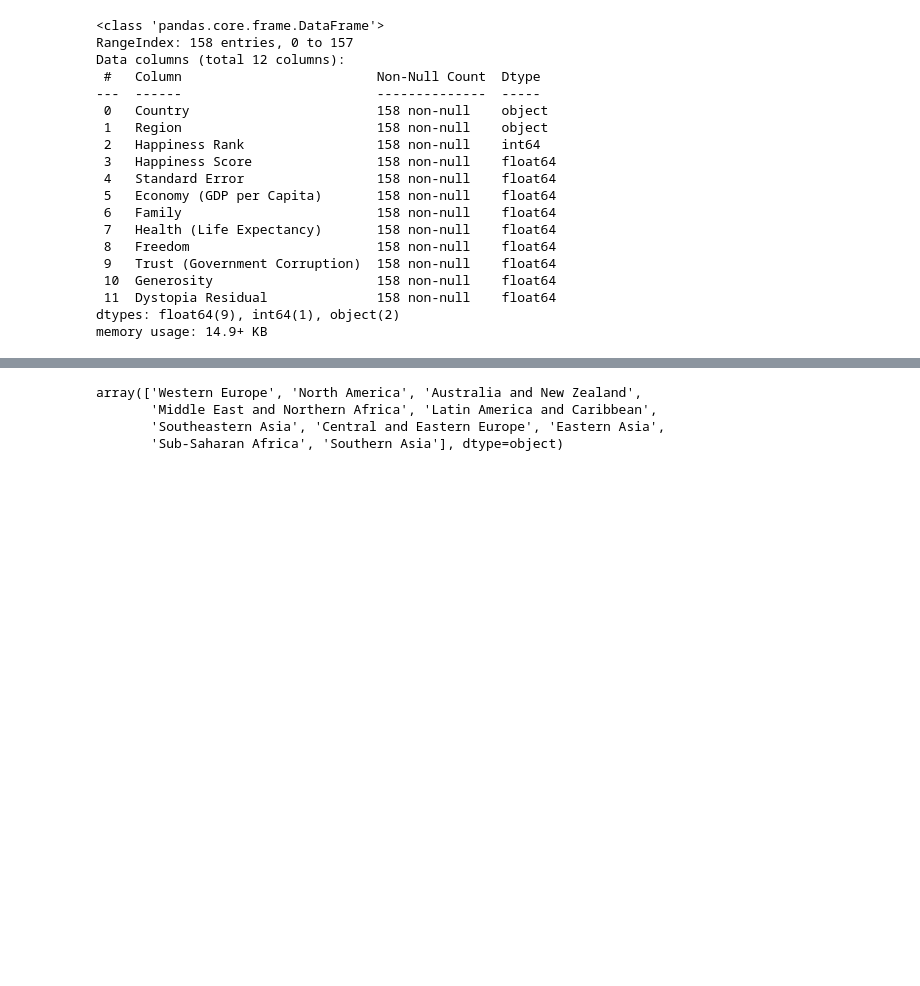
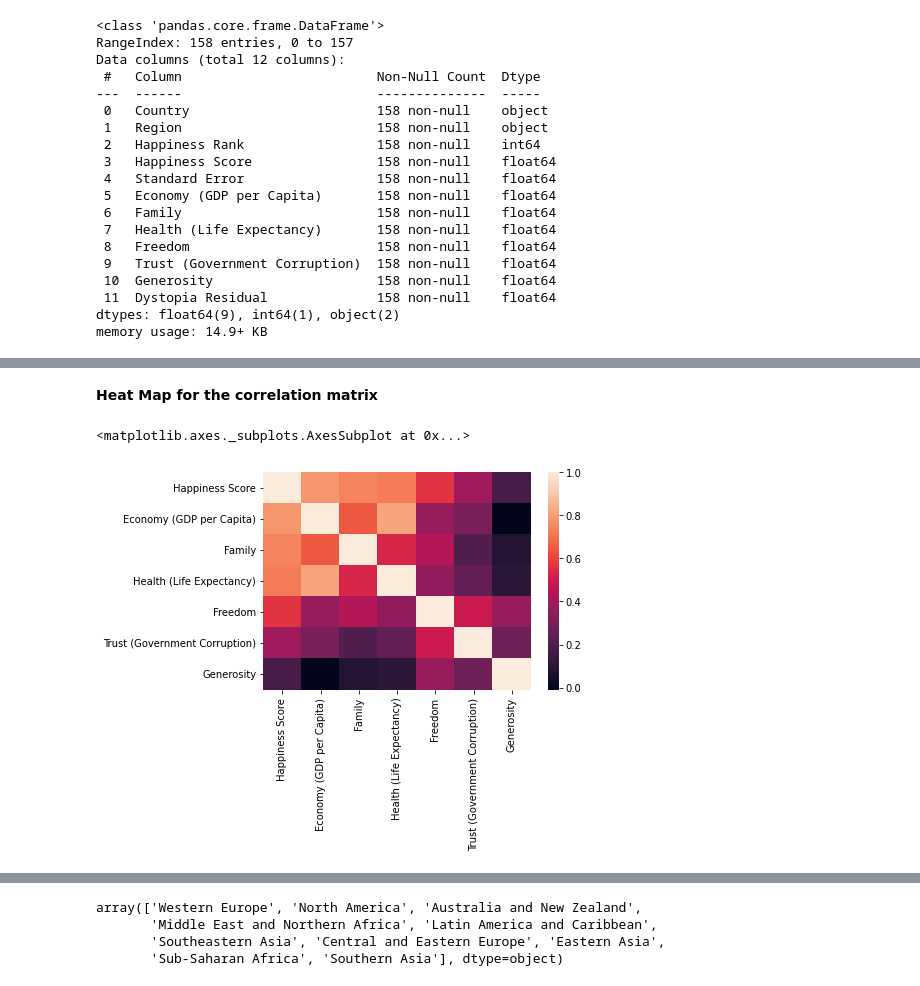
Before and after one commit to JoshuaOmondi/COVID-19, a Jupyter notebook: EDA.ipynb, the cells around one changed output, grey strips where cells are left out. Drawn from its saved outputs; the diff is of its cells as text; code cells hidden in the pictures; blank space fills up the shorter version.

```diff
--- a/EDA.ipynb
+++ b/EDA.ipynb
@@ -58,0 +99,5 @@ data[data['Country']== 'Kenya']
+# %%
+cordata = data.drop(['Standard Error','Happiness Rank','Dystopia Residual'], axis = 1) # dropping columns I don't need
+# %%
+cormat = cordata.corr()
+round(cormat,2)
@@ -58,0 +113,7 @@ data[data['Country']== 'Kenya']
+# %% [markdown]
+**Heat Map for the correlation matrix**
+# %%
+sns.heatmap(cormat)
+# %% [output]
+<matplotlib.axes._subplots.AxesSubplot at 0x...>
+[figure, added]
```
Also changed, not shown: parts of 15 cells of this notebook.
